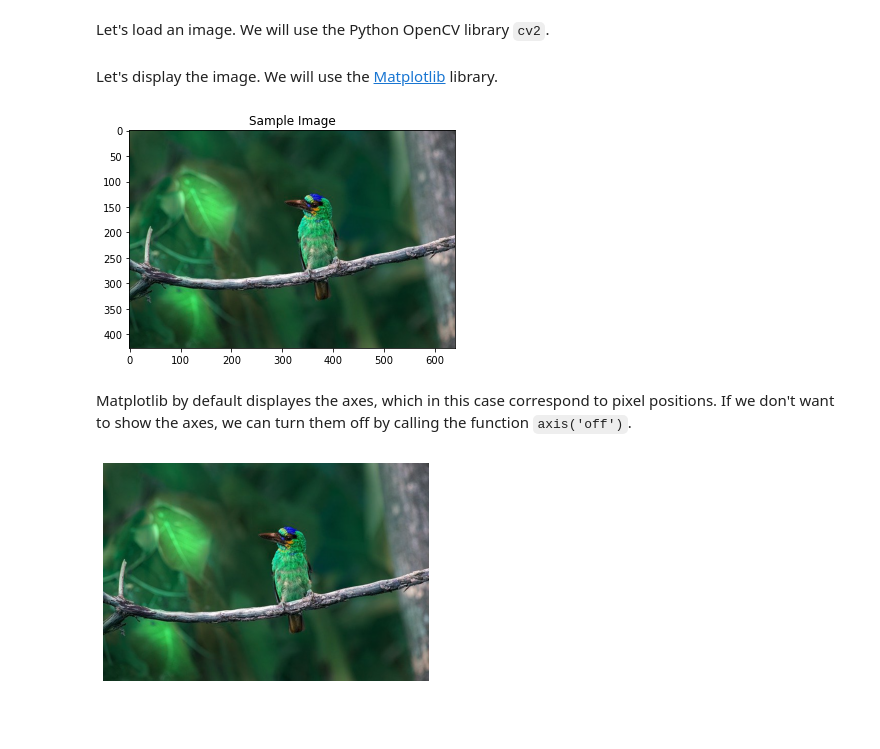
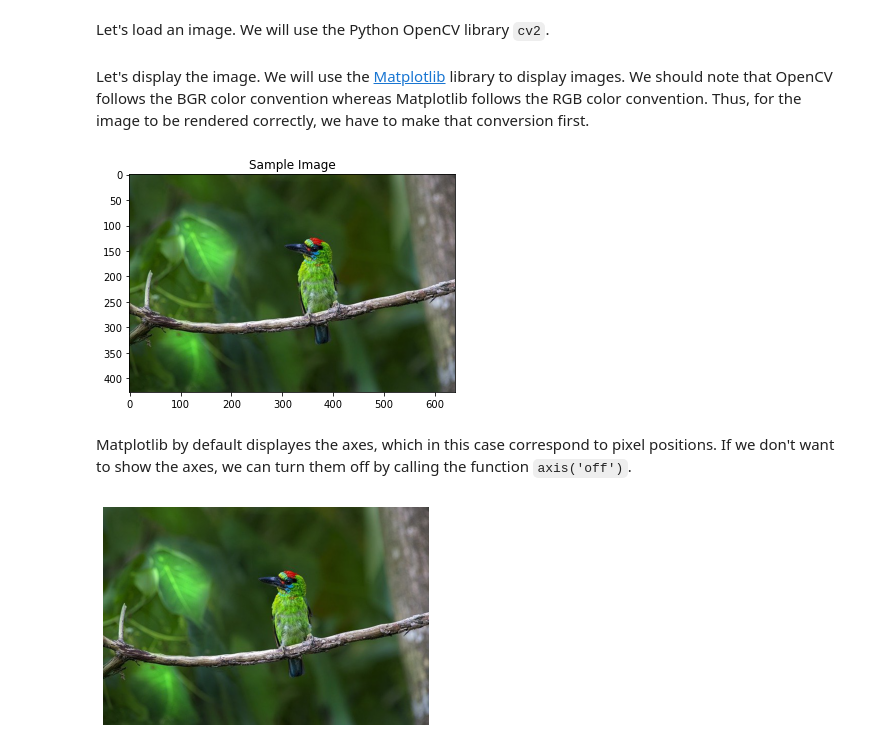
Before and after one commit to team-vmetsis/block8, a Jupyter notebook: 01-elementary_image_operations.ipynb, the cells around one changed output. Drawn from its saved outputs; the diff is of its cells as text; code cells hidden in the pictures; blank space fills up the shorter version.

```diff
--- a/01-elementary_image_operations.ipynb
+++ b/01-elementary_image_operations.ipynb
@@ -18,21 +18,23 @@ import cv2 as cv
 
 img = cv.imread('data/red-throated-barbet.jpg')
 # %% [markdown]
-Let's display the image. We will use the [Matplotlib](https://matplotlib.org/3.5.0/tutorials/introductory/images.html) library.
+Let's display the image. We will use the [Matplotlib](https://matplotlib.org/3.5.0/tutorials/introductory/images.html) library to display images. We should note that OpenCV follows the BGR color convention whereas Matplotlib follows the RGB color convention. Thus, for the image to be rendered correctly, we have to make that conversion first.
 # %%
 import matplotlib.pyplot as plt
 %matplotlib inline
 
-plt.imshow(img)
+img_rgb = cv.cvtColor(img, cv.COLOR_BGR2RGB) # Convert from BGR to RGB color scheme
+
+plt.imshow(img_rgb)
 plt.title('Sample Image')
 plt.show()
 # %% [output]
-[figure, old version]
+[figure, new version]
 # %% [markdown]
 Matplotlib by default displayes the axes, which in this case correspond to pixel positions. If we don't want to show the axes, we can turn them off by calling the function `axis('off')`.
 # %%
-plt.imshow(img)
+plt.imshow(img_rgb)
 plt.axis('off')
 plt.show()
 # %% [output]
-[figure, old version]
+[figure, new version]
```
Also changed, not shown: parts of 16 cells of this notebook.
